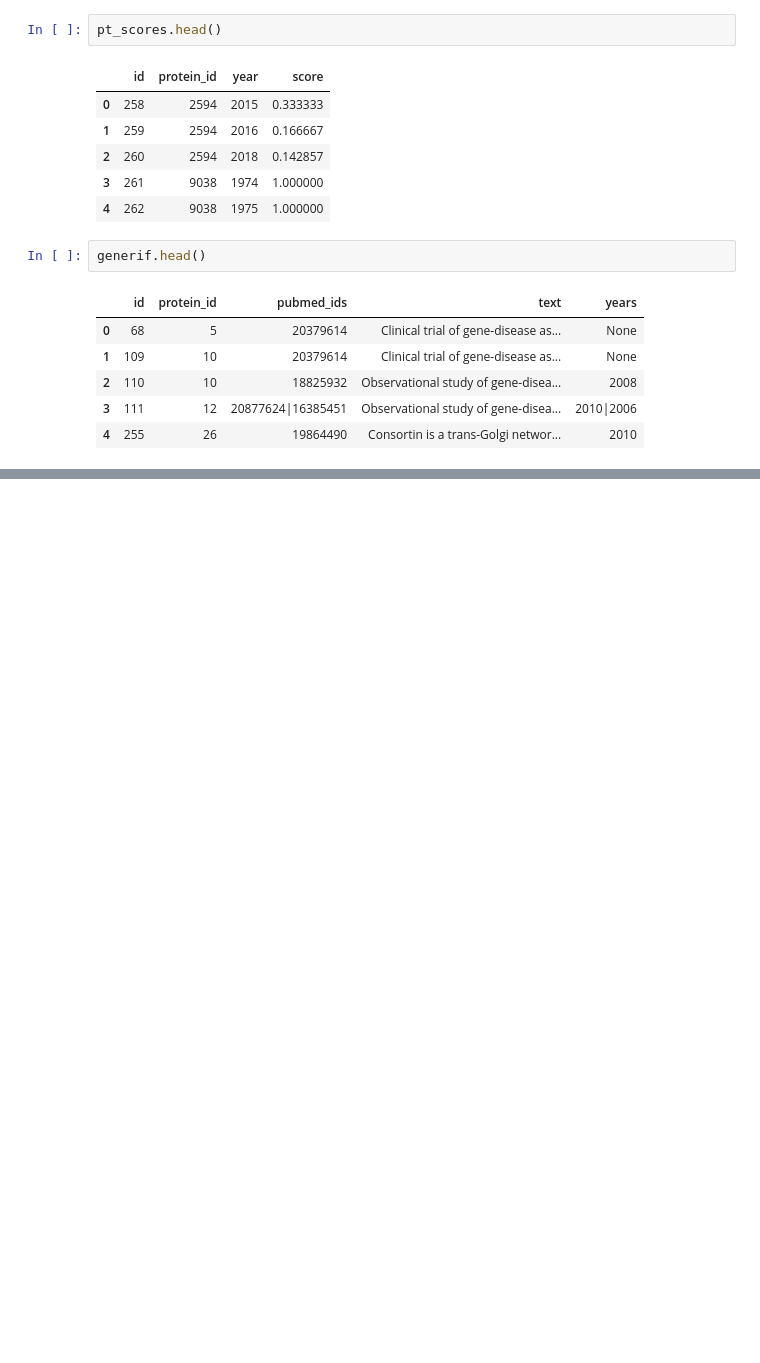
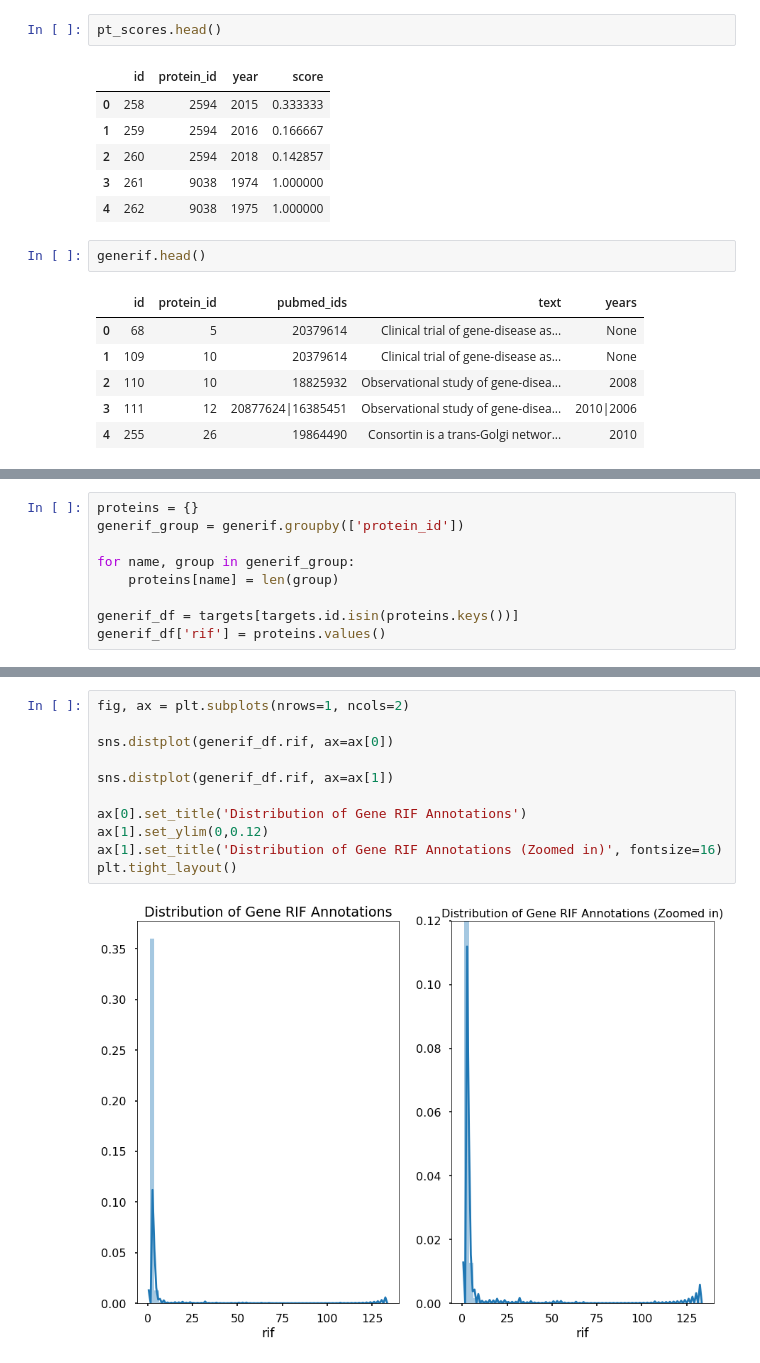
Before and after one commit to jbofill10/Pharos-Target-Examination, a Jupyter notebook: Visualizations.ipynb, the cells around one changed output, grey strips where cells are left out. Cells and saved outputs as stored; diff of their text form; blank space fills up the shorter version.

```diff
--- a/Visualizations.ipynb
+++ b/Visualizations.ipynb
@@ -81,0 +173,9 @@ ortholog.head()
+# %%
+proteins = {}
+generif_group = generif.groupby(['protein_id'])
+
+for name, group in generif_group:
+    proteins[name] = len(group)
+
+generif_df = targets[targets.id.isin(proteins.keys())]
+generif_df['rif'] = proteins.values()
@@ -81,0 +196,13 @@ ortholog.head()
+# %%
+fig, ax = plt.subplots(nrows=1, ncols=2)
+
+sns.distplot(generif_df.rif, ax=ax[0])
+
+sns.distplot(generif_df.rif, ax=ax[1])
+
+ax[0].set_title('Distribution of Gene RIF Annotations')
+ax[1].set_ylim(0,0.12)
+ax[1].set_title('Distribution of Gene RIF Annotations (Zoomed in)', fontsize=16)
+plt.tight_layout()
+# %% [output]
+[figure, added]
```
Also changed, not shown: parts of 14 cells of this notebook.
